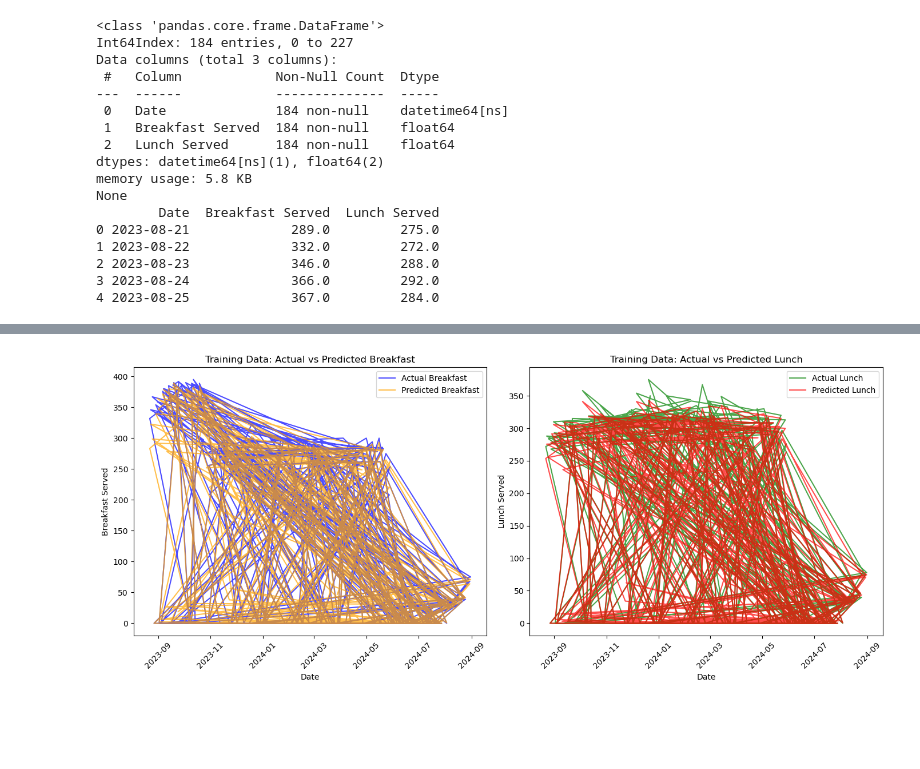
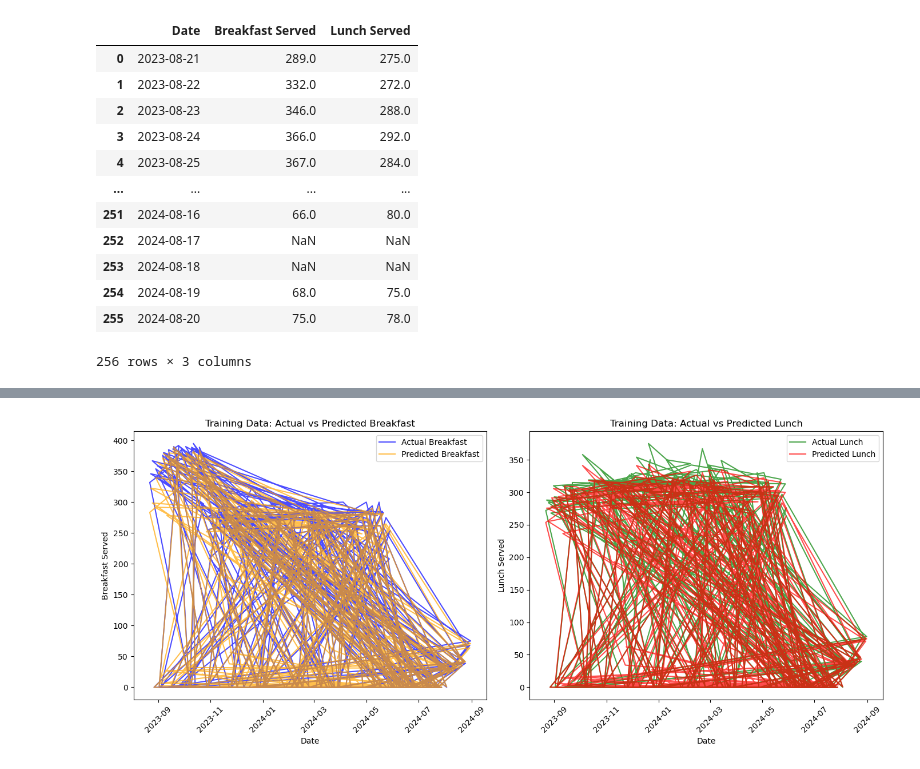
Before and after one commit to yaoyao55/MLDS_Project, a Jupyter notebook: main.ipynb, the cells around one changed output, grey strips where cells are left out. Drawn from its saved outputs; the diff is of its cells as text; code cells hidden in the pictures; blank space fills up the shorter version.

```diff
--- a/main.ipynb
+++ b/main.ipynb
@@ -1,44 +1,23 @@
 # %%
 import pandas as pd
 
 # 读取Excel文件
-file_path = 'data/Served Meal Count.xlsx'
-df = pd.read_excel(file_path, usecols=['Date', 'Breakfast Served', 'Lunch Served'])
+df = pd.read_excel('data/Served Meal Count.xlsx', usecols=['Date','Breakfast Served','Lunch Served'])
 
-# # 查看数据基本信息
-# print(df.info())
-# print(df.head())
-
-# 删除包含空行的记录
-df = df.dropna(how='all')
-
-# # 确保列名是标准化的（如果需要）
-# df.columns = ['Date', 'Breakfast Served', 'Lunch Served']
-
-# 将订餐日期列转换为datetime格式，便于后续处理
-df['Date'] = pd.to_datetime(df['Date'], format='%Y/%m/%d')
-
-# 删除所有早餐和中餐订餐量都为0的行（这些可能是节假日或寒暑假）
-df = df[(df['Breakfast Served'] != 0) | (df['Lunch Served'] != 0)]
-
-# 查看清洗后的数据
-print(df.info())
-print(df.head())
+# 将Date列转换为datetime格式
+df['Date'] = pd.to_datetime(df['Date'])
+df
 # %% [output]
+|  | Date | Breakfast Served | Lunch Served |
+| 0 | 2023-08-21 | 289.0 | 275.0 |
+| 1 | 2023-08-22 | 332.0 | 272.0 |
+| 2 | 2023-08-23 | 346.0 | 288.0 |
+| 3 | 2023-08-24 | 366.0 | 292.0 |
+| 4 | 2023-08-25 | 367.0 | 284.0 |
+| ... | ... | ... | ... |
+| 251 | 2024-08-16 | 66.0 | 80.0 |
+| 252 | 2024-08-17 | NaN | NaN |
+| 253 | 2024-08-18 | NaN | NaN |
+| 254 | 2024-08-19 | 68.0 | 75.0 |
+| 255 | 2024-08-20 | 75.0 | 78.0 |
-<class 'pandas.core.frame.DataFrame'>
-Int64Index: 184 entries, 0 to 227
-Data columns (total 3 columns):
- #   Column            Non-Null Count  Dtype
----  ------            --------------  -----
- 0   Date              184 non-null    datetime64[ns]
- 1   Breakfast Served  184 non-null    float64
- 2   Lunch Served      184 non-null    float64
-dtypes: datetime64[ns](1), float64(2)
-memory usage: 5.8 KB
-None
-        Date  Breakfast Served  Lunch Served
-0 2023-08-21             289.0         275.0
-1 2023-08-22             332.0         272.0
-2 2023-08-23             346.0         288.0
-3 2023-08-24             366.0         292.0
-4 2023-08-25             367.0         284.0
+256 rows × 3 columns
```
Also changed, not shown: parts of 26 cells of this notebook, 1 other file.
